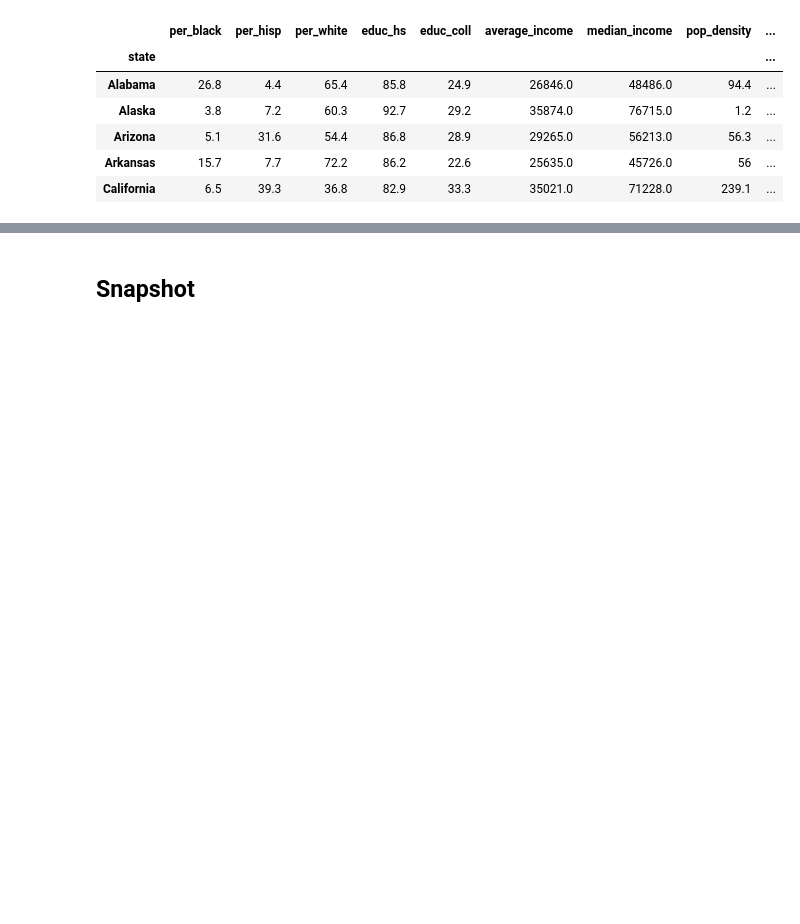
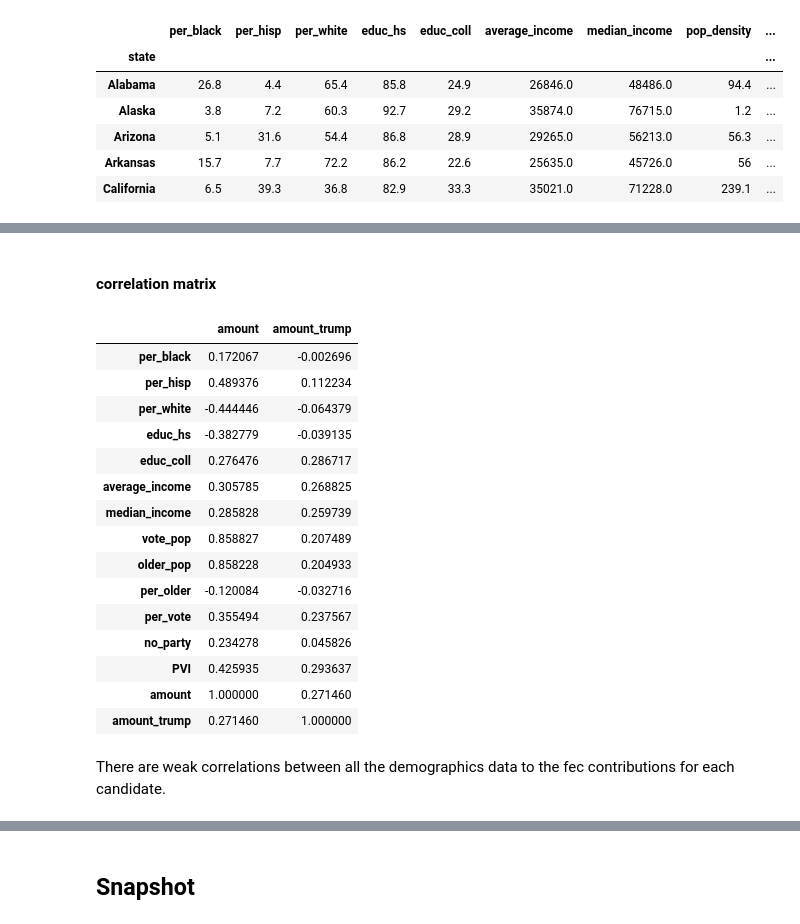
Before and after one commit to srpatel2000/Elections2020, a Jupyter notebook: Predictions/Elections_prediction_final.ipynb, the cells around one changed output, grey strips where cells are left out. Cells and saved outputs as stored; diff of their text form; code cells hidden in the pictures; blank space fills up the shorter version.

```diff
--- a/Predictions/Elections_prediction_final.ipynb
+++ b/Predictions/Elections_prediction_final.ipynb
@@ -598,3 +777,26 @@ demo_data.head()
+# %% [markdown]
+#### correlation matrix
+# %%
+demo_data.corr()[['amount', 'amount_trump']]
+# %% [output]
+|  | amount | amount_trump |
+| per_black | 0.172067 | -0.002696 |
+| per_hisp | 0.489376 | 0.112234 |
+| per_white | -0.444446 | -0.064379 |
+| educ_hs | -0.382779 | -0.039135 |
+| educ_coll | 0.276476 | 0.286717 |
+| average_income | 0.305785 | 0.268825 |
+| median_income | 0.285828 | 0.259739 |
+| vote_pop | 0.858827 | 0.207489 |
+| older_pop | 0.858228 | 0.204933 |
+| per_older | -0.120084 | -0.032716 |
+| per_vote | 0.355494 | 0.237567 |
+| no_party | 0.234278 | 0.045826 |
+| PVI | 0.425935 | 0.293637 |
+| amount | 1.000000 | 0.271460 |
+| amount_trump | 0.271460 | 1.000000 |
+# %% [markdown]
+There are weak correlations between all the demographics data to the fec contributions for each candidate.
 # %%
 giving = demo_data[["amount", "amount_trump"]].div(demo_data[["vote_pop", "older_pop"]].sum(1), axis=0)
 giving.head()
```
Also changed, not shown: parts of 53 cells of this notebook.
